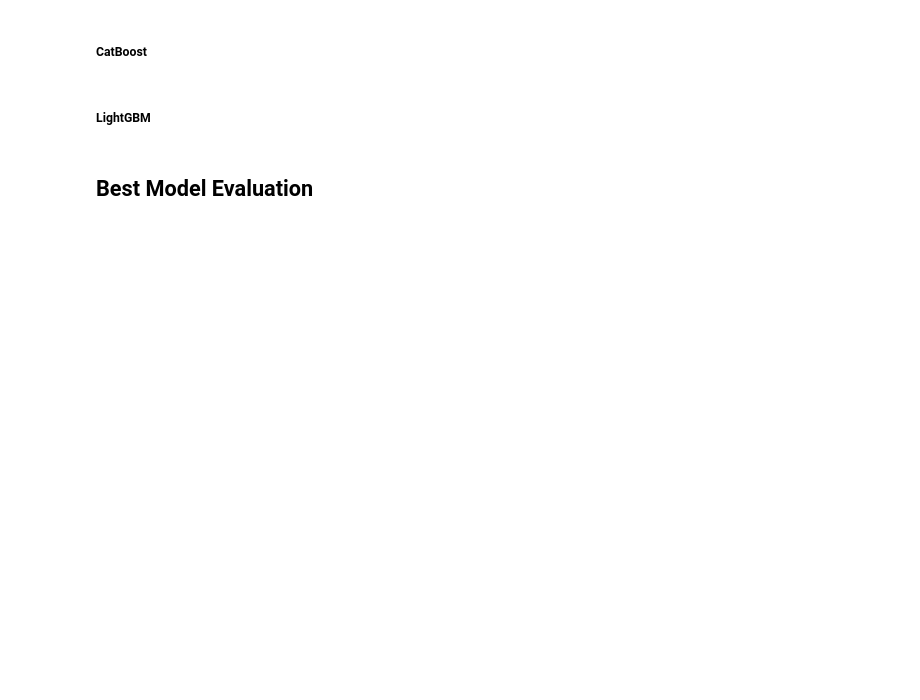
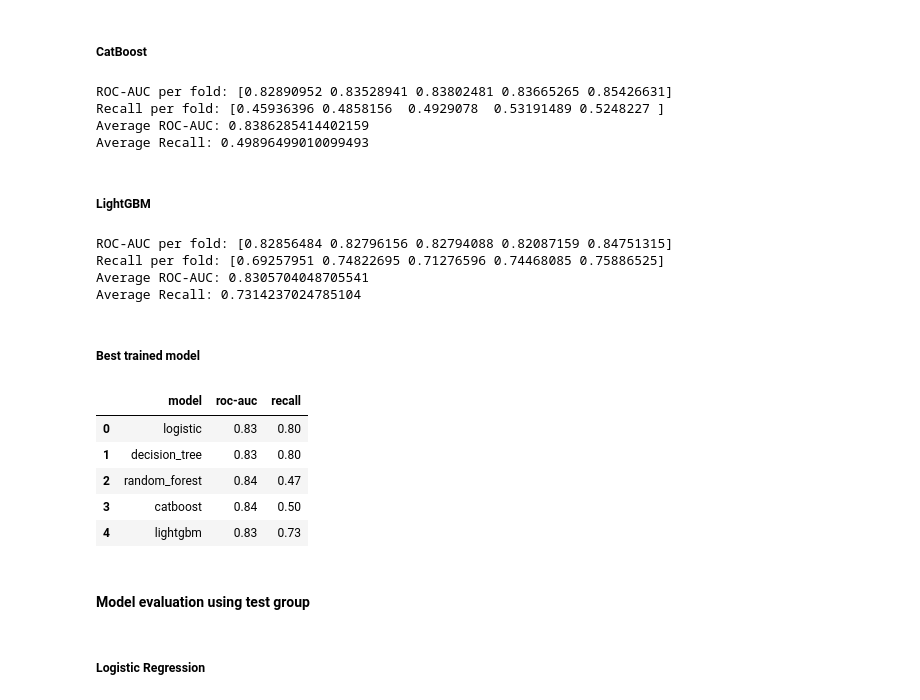
Before and after one commit to Fernandojbf123/clients_churn_analysis, a Jupyter notebook: main.ipynb, the cells around one changed output. Saved outputs shown, nothing was run; the diff lists cells and outputs as text; code cells hidden in the pictures; blank space fills up the shorter version.

```diff
--- a/main.ipynb
+++ b/main.ipynb
@@ -566,8 +901,8 @@ results["decision_tree"] = {
 # %% [markdown]
 ##### Random Forest
 # %%
-depths = [5, 7, 10, 15]
-leaf_sizes = [2, 3, 4, 5, 10]
+depths = [10, 15, 20, 25]
+min_samples_leaf = [ 15, 20, 25]
 n_estimators = [100, 200, 300]
 
 best_roc_auc = float('-inf')  # Initialize best ROC-AUC score to negative infinity
@@ -575,12 +910,12 @@ best_recall = float('-inf')  # Initialize best Recall score to negative infinity
 best_n_estimator = 0
 
 for depth in depths:
-    for leaf_size in leaf_sizes:
+    for min_leaf in min_samples_leaf:
         for n_estimator in n_estimators:
             model = RandomForestClassifier(
                 n_estimators=n_estimator,
                 max_depth=depth,
-                min_samples_leaf=leaf_size,
+                min_samples_leaf=min_leaf,
                 random_state=12345
             )
 
@@ -593,8 +928,8 @@ for depth in depths:
 
             scores = cross_validate(
                 model_pipeline,
-                features,
-                target,
+                train_features,
+                train_target,
                 cv=skf,
                 scoring=["roc_auc","recall"]
             )
@@ -607,21 +942,21 @@ for depth in depths:
                 best_recall = mean_recall
                 best_score = scores
                 best_depth = depth
-                best_leaf_size = leaf_size
+                best_min_sample_leaf = min_leaf
                 best_n_estimator = n_estimator
 
 
 print("Best depth:", best_depth)
-print("Best leaf size:", best_leaf_size)
+print("Best min sample leaf:", best_min_sample_leaf)
 print("Best number of estimators:", best_n_estimator)
 print("ROC-AUC per fold:", best_score['test_roc_auc'])
 print("Recall per fold:", best_score['test_recall'])
 print("Average ROC-AUC:", best_score['test_roc_auc'].mean())
 print("Average Recall:", best_score['test_recall'].mean())
 
-results["random_forest"] = {
+train_results["random_forest"] = {
         "best_depth": best_depth,
-        "best_leaf_size": best_leaf_size,
+        "best_min_sample_leaf": best_min_sample_leaf,
         "best_n_estimator": best_n_estimator,
         "roc-auc": best_score['test_roc_auc'].mean(),
         "recall": best_score['test_recall'].mean()
@@ -646,8 +989,8 @@ model_pipeline = Pipeline(
 
 scores = cross_validate(
         model_pipeline,
-        features,
-        target,
+        train_features,
+        train_target,
         cv=skf,
         scoring=["roc_auc","recall"]
 )
@@ -657,10 +1000,15 @@ print("Recall per fold:", scores['test_recall'])
 print("Average ROC-AUC:", scores['test_roc_auc'].mean())
 print("Average Recall:", scores['test_recall'].mean())
 
-results["catboost"] = {
+train_results["catboost"] = {
     "roc-auc": scores['test_roc_auc'].mean(),
     "recall": scores['test_recall'].mean()
 }
+# %% [output]
+ROC-AUC per fold: [0.82890952 0.83528941 0.83802481 0.83665265 0.85426631]
+Recall per fold: [0.45936396 0.4858156  0.4929078  0.53191489 0.5248227 ]
+Average ROC-AUC: 0.8386285414402159
+Average Recall: 0.49896499010099493
 # %% [markdown]
 ##### LightGBM
 # %%
@@ -681,8 +1029,8 @@ model_pipeline = Pipeline(
 
 scores = cross_validate(
         model_pipeline,
-        features,
-        target,
+        train_features,
+        train_target,
         cv=skf,
         scoring=["roc_auc","recall"]
 )
@@ -693,25 +1041,39 @@ print("Recall per fold:", scores['test_recall'])
 print("Average ROC-AUC:", scores['test_roc_auc'].mean())
 print("Average Recall:", scores['test_recall'].mean())
 
-results["lightgbm"] = {
+train_results["lightgbm"] = {
     "roc-auc": scores['test_roc_auc'].mean(),
     "recall": scores['test_recall'].mean()
 }
+# %% [output]
+ROC-AUC per fold: [0.82856484 0.82796156 0.82794088 0.82087159 0.84751315]
+Recall per fold: [0.69257951 0.74822695 0.71276596 0.74468085 0.75886525]
+Average ROC-AUC: 0.8305704048705541
+Average Recall: 0.7314237024785104
 # %% [markdown]
-## Best Model Evaluation
+##### Best trained model
 # %%
 roc_auc_scores = []
 recall_scores = []
 model_name = []
-for key, model in results.items():
+for key, model in train_results.items():
         roc_auc_scores.append(round(model["roc-auc"], 2))
         recall_scores.append(round(model["recall"], 2))
         model_name.append(key)
 
 df_results = pd.DataFrame({
     "model": model_name,
     "roc-auc": roc_auc_scores,
     "recall": recall_scores
 })
 
 df_results
+# %% [output]
+|  | model | roc-auc | recall |
+| 0 | logistic | 0.83 | 0.80 |
+| 1 | decision_tree | 0.83 | 0.80 |
+| 2 | random_forest | 0.84 | 0.47 |
+| 3 | catboost | 0.84 | 0.50 |
+| 4 | lightgbm | 0.83 | 0.73 |
+# %% [markdown]
+#### Model evaluation using test group
@@ -717,0 +1082,2 @@ df_results
+# %% [markdown]
+##### Logistic Regression
```
Also changed, not shown: parts of 78 cells of this notebook, 6 other files.
